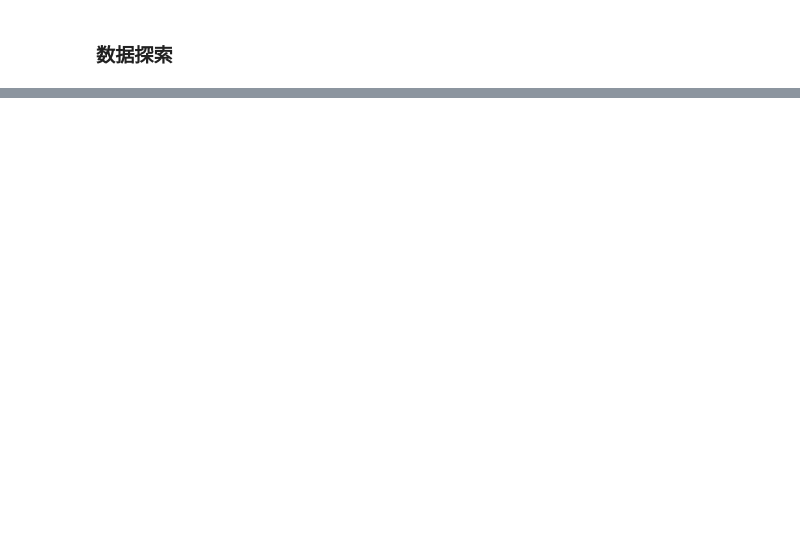
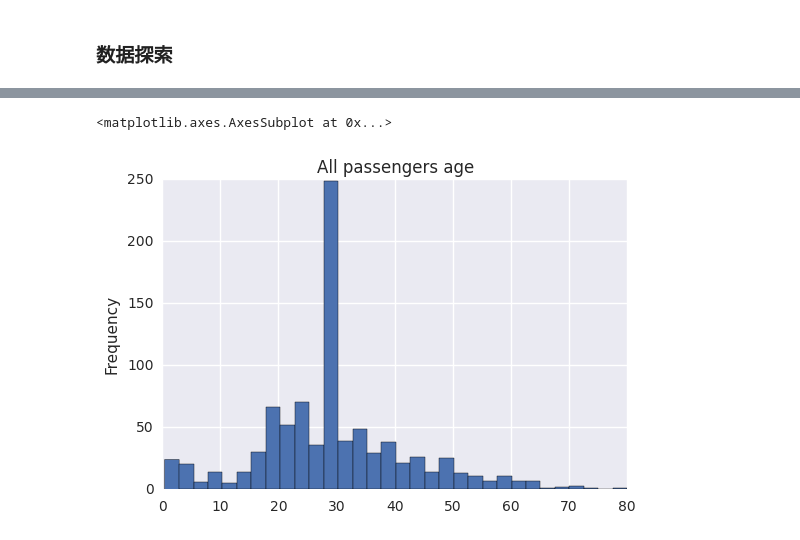
Before and after one commit to datamaning/data-analyst, a Jupyter notebook: jupyter/Untitled1.ipynb, the cells around one changed output, grey strips where cells are left out. Drawn from its saved outputs; the diff is of its cells as text; code cells hidden in the pictures; blank space fills up the shorter version.

```diff
--- a/jupyter/Untitled1.ipynb
+++ b/jupyter/Untitled1.ipynb
@@ -172,0 +201,6 @@ TypeError: not all arguments converted during string formatting
+# %%
+# 全体乘客年龄的直方图
+titanic_df['Age'].plot.hist(bins=32,title='All passengers age')
+# %% [output]
+<matplotlib.axes.AxesSubplot at 0x...>
+[figure, added]
```
Also changed, not shown: parts of 11 cells of this notebook.
